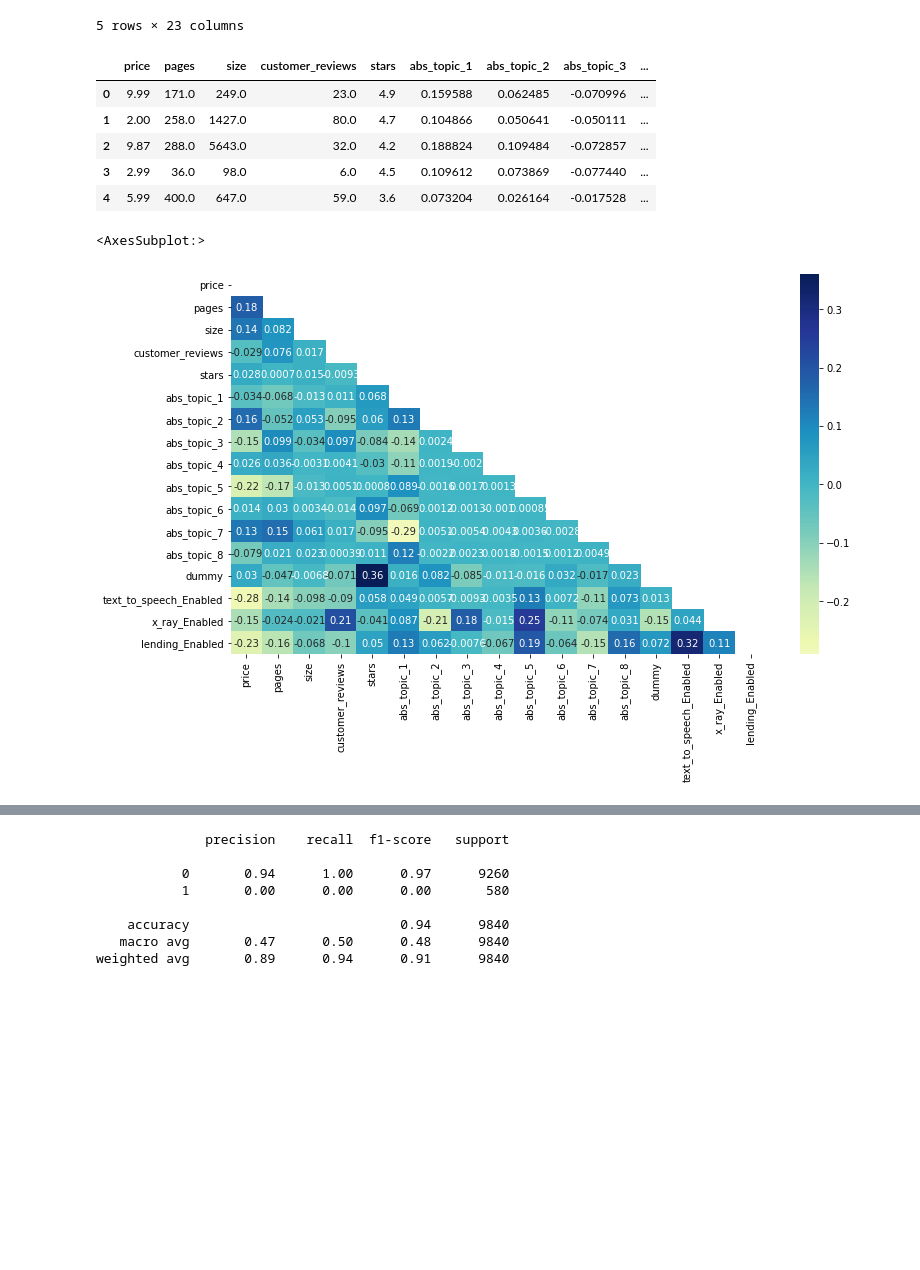
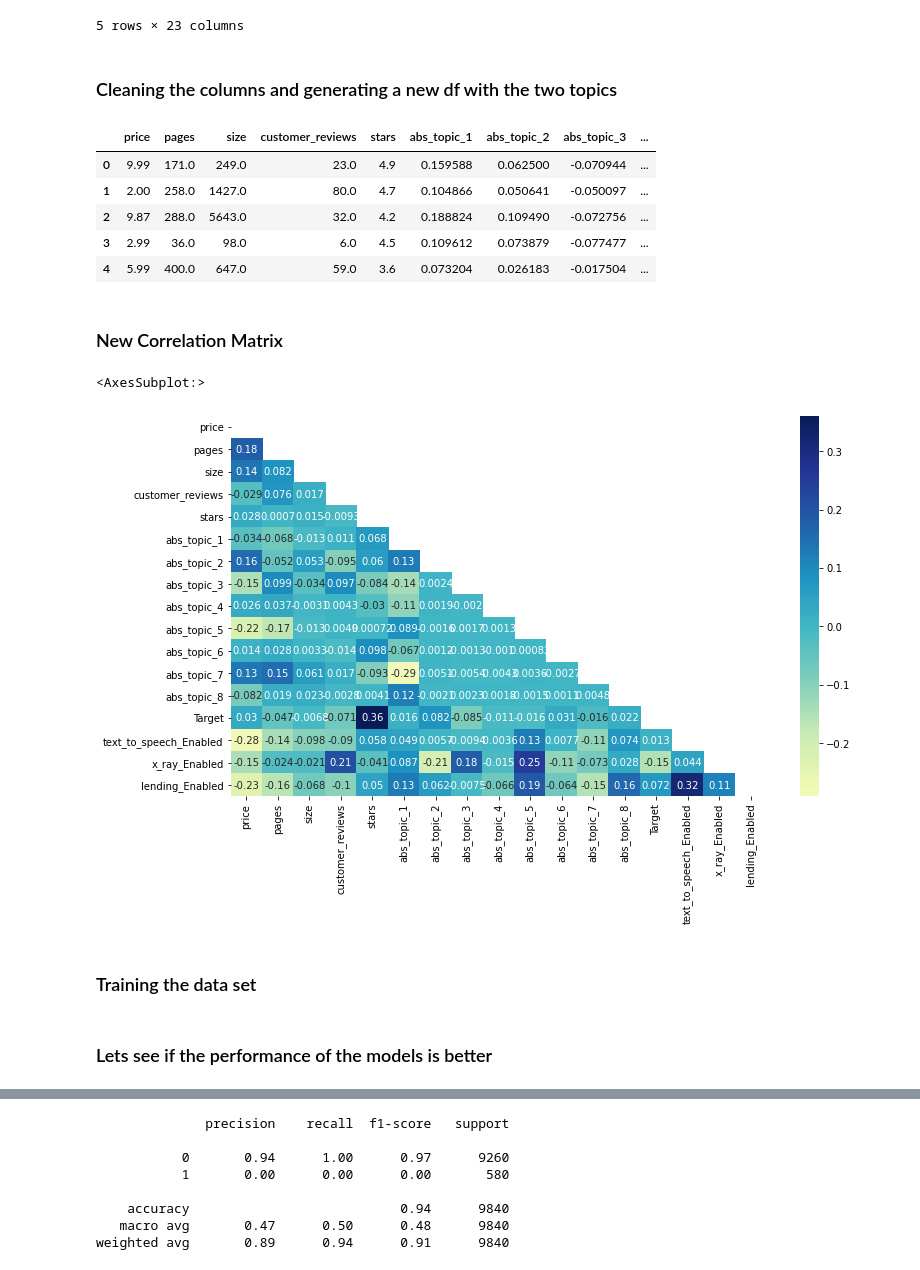
Before and after one commit to marcosemn/AmazonKindleBooks, a Jupyter notebook: AmazonKindleBooks.ipynb, the cells around one changed output, grey strips where cells are left out. Drawn from its saved outputs; the diff is of its cells as text; code cells hidden in the pictures; blank space fills up the shorter version.

```diff
--- a/AmazonKindleBooks.ipynb
+++ b/AmazonKindleBooks.ipynb
@@ -368,7 +337,6 @@ weighted avg       0.92      0.91      0.92      9840
 # %%
-#reloading and adapting original data
 df = pd.read_csv(r"C:\Users\Dell\Downloads\BigML_Dataset.csv",encoding='latin')
-df['dummy'] = df['stars'].apply(lambda x: 1 if x==5 else 0)
+df['Target'] = df['stars'].apply(lambda x: 1 if x==5 else 0)
 df.drop(['url','save','publisher','description','title','author','language'], axis='columns', inplace=True)
 df = pd.get_dummies(df)
 df.drop(['text_to_speech_Not enabled','x_ray_Not Enabled','lending_Not Enabled'], axis='columns', inplace=True)
@@ -490,22 +464,24 @@ df.head()
 | 3 | http://www.amazon.com/Double-Your... | How to Double Your Tips [Kindle E... | Jerry Minchey | 2.99 | NaN | 36.0 | How to Double Your Tips (For ever... | 98.0 | Stony River Media | English | ... |
 | 4 | http://www.amazon.com/The-Bartend... | The Bartender's Bible: 1001 Mixed... | Gary Regan | 5.99 | 2.00 | 400.0 | Mix Drinks Like A Pro Now you can... | 647.0 | HarperCollins e-books | English | ... |
 5 rows × 23 columns
+# %% [markdown]
+### Cleaning the columns and generating a new df with the two topics
 # %%
-#cleaning the columns and generating a new df with the two topics
-df['dummy'] = df['stars'].apply(lambda x: 1 if x==5 else 0)
+df['Target'] = df['stars'].apply(lambda x: 1 if x==5 else 0)
 df.drop(['url','save','publisher','description','title','author','language'], axis='columns', inplace=True)
 df = pd.get_dummies(df)
 df.drop(['text_to_speech_Not enabled','x_ray_Not Enabled','lending_Not Enabled'], axis='columns', inplace=True)
 df.head()
 # %% [output]
 |  | price | pages | size | customer_reviews | stars | abs_topic_1 | abs_topic_2 | abs_topic_3 | ... |
-| 0 | 9.99 | 171.0 | 249.0 | 23.0 | 4.9 | 0.159588 | 0.062485 | -0.070996 | ... |
-| 1 | 2.00 | 258.0 | 1427.0 | 80.0 | 4.7 | 0.104866 | 0.050641 | -0.050111 | ... |
-| 2 | 9.87 | 288.0 | 5643.0 | 32.0 | 4.2 | 0.188824 | 0.109484 | -0.072857 | ... |
-| 3 | 2.99 | 36.0 | 98.0 | 6.0 | 4.5 | 0.109612 | 0.073869 | -0.077440 | ... |
-| 4 | 5.99 | 400.0 | 647.0 | 59.0 | 3.6 | 0.073204 | 0.026164 | -0.017528 | ... |
+| 0 | 9.99 | 171.0 | 249.0 | 23.0 | 4.9 | 0.159588 | 0.062500 | -0.070944 | ... |
+| 1 | 2.00 | 258.0 | 1427.0 | 80.0 | 4.7 | 0.104866 | 0.050641 | -0.050097 | ... |
+| 2 | 9.87 | 288.0 | 5643.0 | 32.0 | 4.2 | 0.188824 | 0.109490 | -0.072756 | ... |
+| 3 | 2.99 | 36.0 | 98.0 | 6.0 | 4.5 | 0.109612 | 0.073879 | -0.077477 | ... |
+| 4 | 5.99 | 400.0 | 647.0 | 59.0 | 3.6 | 0.073204 | 0.026183 | -0.017504 | ... |
+# %% [markdown]
+### New Correlation Matrix
 # %%
-#New Correlation Matrix
 corr=df.corr()
 mask = np.zeros_like(corr)
 mask[np.triu_indices_from(mask)] = True
@@ -513,5 +489,7 @@ plt.figure(figsize=(12,7))
 sns.heatmap(corr, mask = mask, annot=True, center=0, cmap="YlGnBu")
 # %% [output]
 <AxesSubplot:>
-[figure, old version]
+[figure, new version]
+# %% [markdown]
+### Training the data set
 # %%
@@ -524,4 +501,6 @@ num_cols = ['price', 'pages', 'size', 'customer_reviews','abs_topic_1','abs_topi
 train_median = X_train[num_cols].median()
 X_train[num_cols]=X_train[num_cols].fillna(train_median)
 X_test[num_cols]=X_test[num_cols].fillna(train_median)
+# %% [markdown]
+### Lets see if the performance of the models is better
 # %%
```
Also changed, not shown: parts of 107 cells of this notebook.
